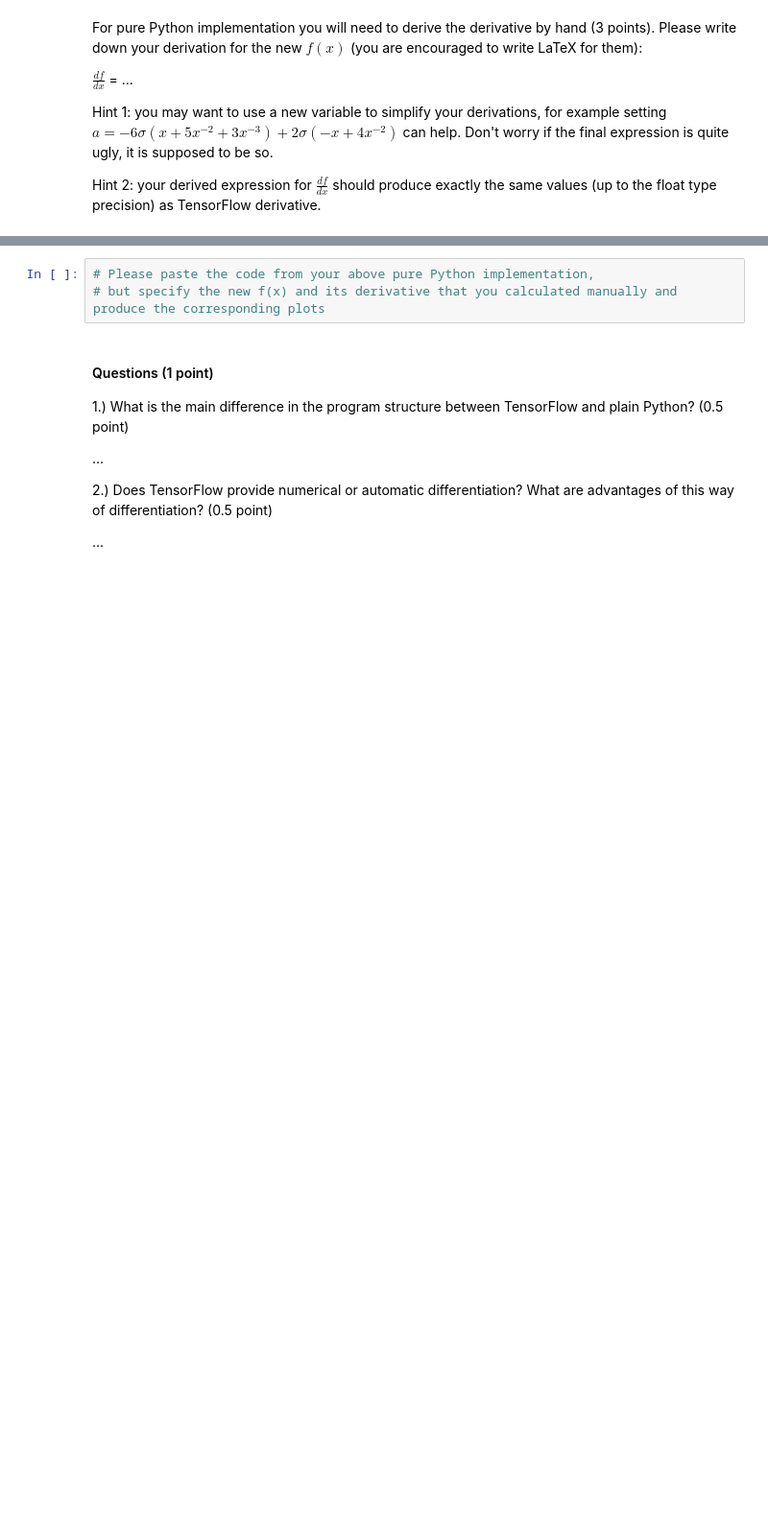
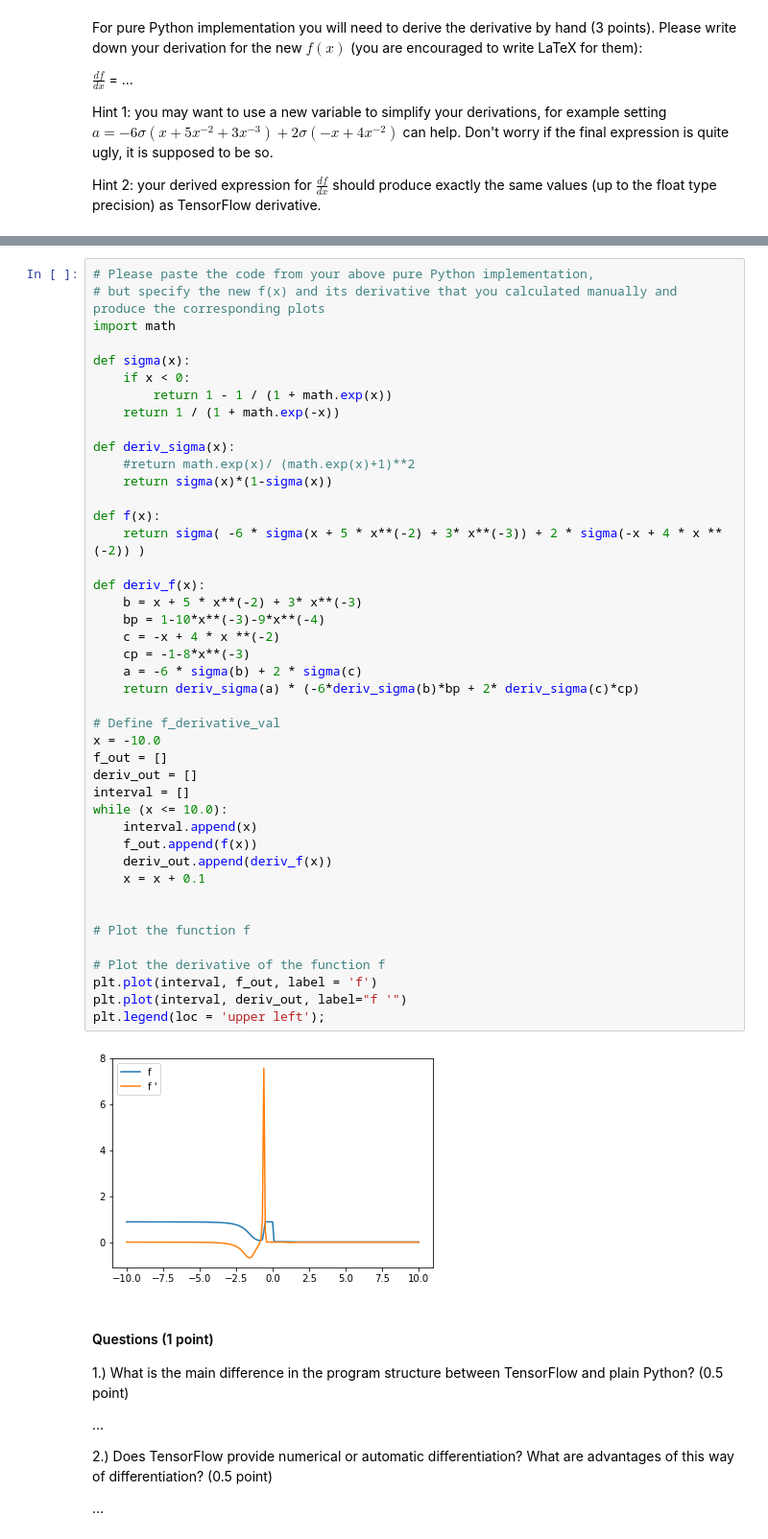
Before and after one commit to Rende/nnia_18, a Jupyter notebook: nniasheet2final.ipynb, the cells around one changed output, grey strips where cells are left out. Shown at 96% size. Saved outputs shown, nothing was run; the diff lists cells and outputs as text; blank space fills up the shorter version.

Commit message:
derivative-check correct???python impl.; parentheses equation corrected

```diff
--- a/nniasheet2final.ipynb
+++ b/nniasheet2final.ipynb
@@ -305,6 +319,48 @@ plt.legend(loc = 'upper left');
-# %%
-# Please paste the code from your above pure Python implementation,
-# but specify the new f(x) and its derivative that you calculated manually and produce the corresponding plots
+# %%
+# Please paste the code from your above pure Python implementation,
+# but specify the new f(x) and its derivative that you calculated manually and produce the corresponding plots
+import math
+
+def sigma(x):
+    if x < 0:
+        return 1 - 1 / (1 + math.exp(x))
+    return 1 / (1 + math.exp(-x))
+
+def deriv_sigma(x):
+    #return math.exp(x)/ (math.exp(x)+1)**2
+    return sigma(x)*(1-sigma(x))
+
+def f(x):
+    return sigma( -6 * sigma(x + 5 * x**(-2) + 3* x**(-3)) + 2 * sigma(-x + 4 * x **(-2)) )
+
+def deriv_f(x):
+    b = x + 5 * x**(-2) + 3* x**(-3)
+    bp = 1-10*x**(-3)-9*x**(-4)
+    c = -x + 4 * x **(-2)
+    cp = -1-8*x**(-3)
+    a = -6 * sigma(b) + 2 * sigma(c)
+    return deriv_sigma(a) * (-6*deriv_sigma(b)*bp + 2* deriv_sigma(c)*cp)
+
+# Define f_derivative_val
+x = -10.0
+f_out = []
+deriv_out = []
+interval = []
+while (x <= 10.0):
+    interval.append(x)
+    f_out.append(f(x))
+    deriv_out.append(deriv_f(x))
+    x = x + 0.1
+
+
+# Plot the function f
+
+# Plot the derivative of the function f
+plt.plot(interval, f_out, label = 'f')
+plt.plot(interval, deriv_out, label="f '")
+plt.legend(loc = 'upper left');
+# %% [output]
+[figure, added]
 # %% [markdown]
 #### Questions (1 point)
 1.) What is the main difference in the program structure between TensorFlow and plain Python? (0.5 point)
```
Also changed, not shown: parts of 2 cells of this notebook.
